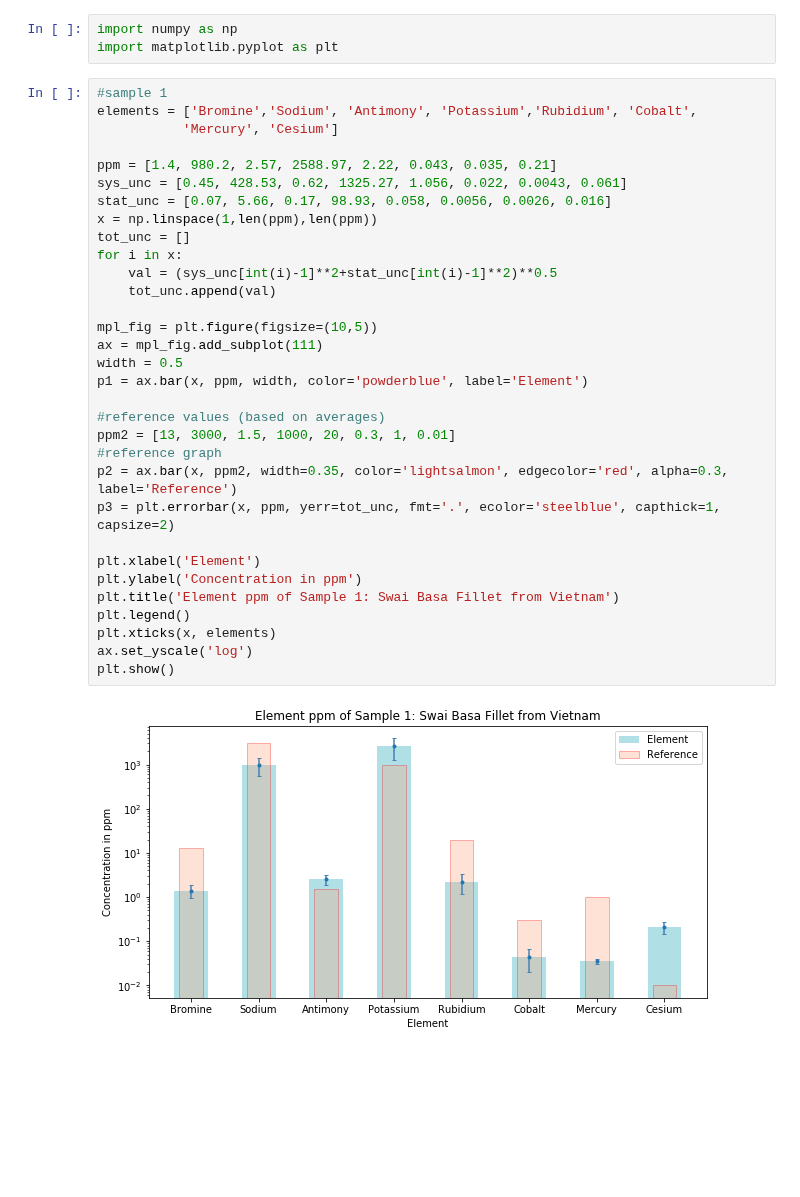
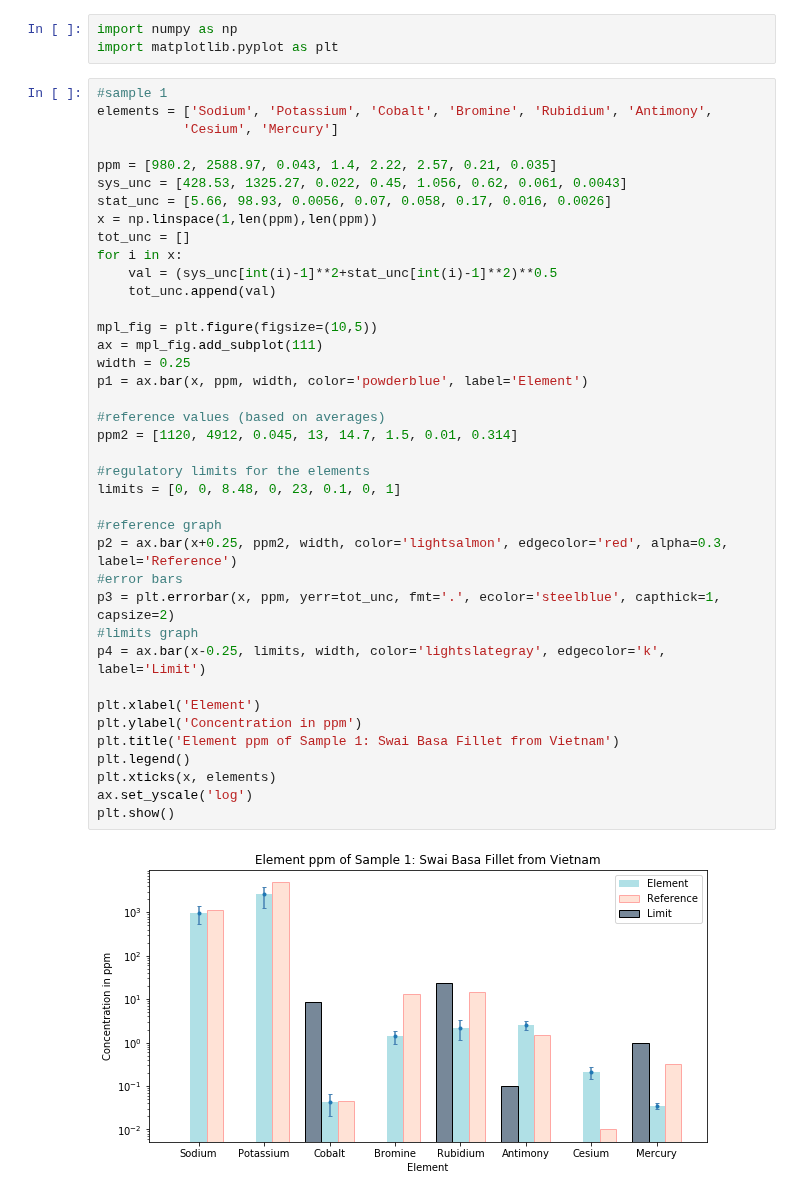
Before and after one commit to bearing/radwatch-analysis, a Jupyter notebook: ppmComparison.ipynb, the cells around one changed output. Drawn from its saved outputs; the diff is of its cells as text; blank space fills up the shorter version.

```diff
--- a/ppmComparison.ipynb
+++ b/ppmComparison.ipynb
@@ -3,35 +3,42 @@ import numpy as np
 import matplotlib.pyplot as plt
 # %%
 #sample 1
-elements = ['Bromine','Sodium', 'Antimony', 'Potassium','Rubidium', 'Cobalt',
-           'Mercury', 'Cesium']
+elements = ['Sodium', 'Potassium', 'Cobalt', 'Bromine', 'Rubidium', 'Antimony',
+           'Cesium', 'Mercury']
 
-ppm = [1.4, 980.2, 2.57, 2588.97, 2.22, 0.043, 0.035, 0.21]
-sys_unc = [0.45, 428.53, 0.62, 1325.27, 1.056, 0.022, 0.0043, 0.061]
-stat_unc = [0.07, 5.66, 0.17, 98.93, 0.058, 0.0056, 0.0026, 0.016]
+ppm = [980.2, 2588.97, 0.043, 1.4, 2.22, 2.57, 0.21, 0.035]
+sys_unc = [428.53, 1325.27, 0.022, 0.45, 1.056, 0.62, 0.061, 0.0043]
+stat_unc = [5.66, 98.93, 0.0056, 0.07, 0.058, 0.17, 0.016, 0.0026]
 x = np.linspace(1,len(ppm),len(ppm))
 tot_unc = []
 for i in x:
     val = (sys_unc[int(i)-1]**2+stat_unc[int(i)-1]**2)**0.5
     tot_unc.append(val)
 
 mpl_fig = plt.figure(figsize=(10,5))
 ax = mpl_fig.add_subplot(111)
-width = 0.5
+width = 0.25
 p1 = ax.bar(x, ppm, width, color='powderblue', label='Element')
 
 #reference values (based on averages)
-ppm2 = [13, 3000, 1.5, 1000, 20, 0.3, 1, 0.01]
+ppm2 = [1120, 4912, 0.045, 13, 14.7, 1.5, 0.01, 0.314]
+
+#regulatory limits for the elements
+limits = [0, 0, 8.48, 0, 23, 0.1, 0, 1]
+
 #reference graph
-p2 = ax.bar(x, ppm2, width=0.35, color='lightsalmon', edgecolor='red', alpha=0.3, label='Reference')
+p2 = ax.bar(x+0.25, ppm2, width, color='lightsalmon', edgecolor='red', alpha=0.3, label='Reference')
+#error bars
 p3 = plt.errorbar(x, ppm, yerr=tot_unc, fmt='.', ecolor='steelblue', capthick=1, capsize=2)
+#limits graph
+p4 = ax.bar(x-0.25, limits, width, color='lightslategray', edgecolor='k', label='Limit')
 
 plt.xlabel('Element')
 plt.ylabel('Concentration in ppm')
 plt.title('Element ppm of Sample 1: Swai Basa Fillet from Vietnam')
 plt.legend()
 plt.xticks(x, elements)
 ax.set_yscale('log')
 plt.show()
 # %% [output]
-[figure, old version]
+[figure, new version]
```
Also changed, not shown: parts of 30 cells of this notebook, 2 other files.
